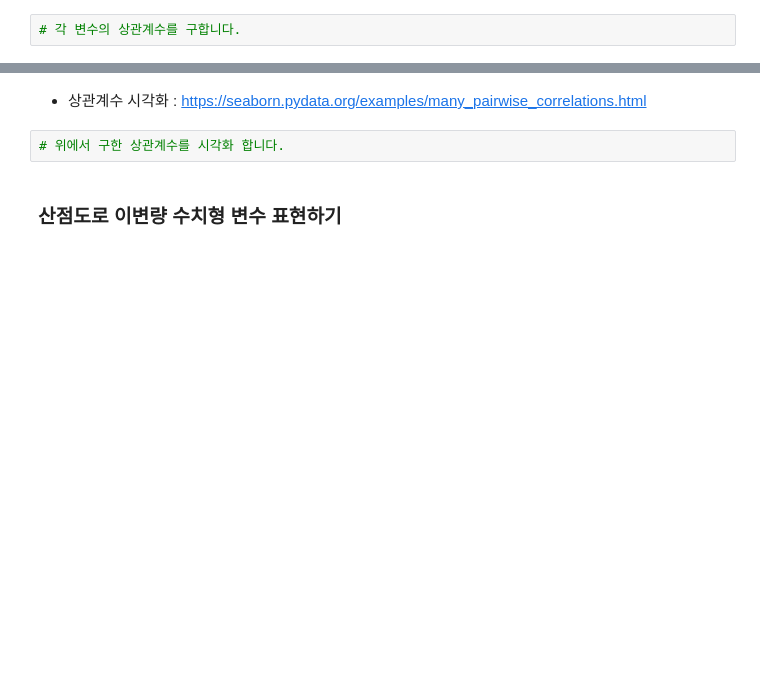
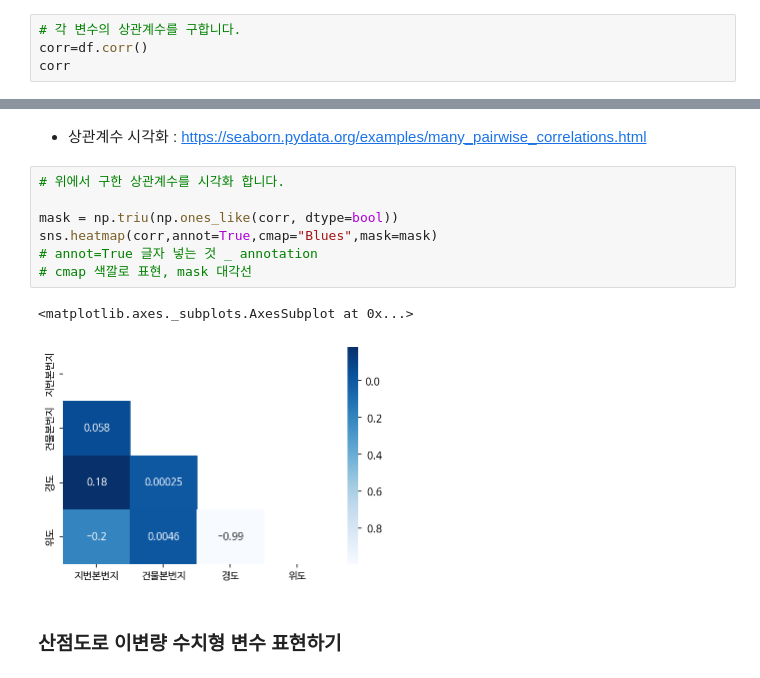
Before and after one commit to dotruni/TIL, a Jupyter notebook: store_eda_input.ipynb, the cells around one changed output, grey strips where cells are left out. Saved outputs shown, nothing was run; the diff lists cells and outputs as text; blank space fills up the shorter version.

```diff
--- a/store_eda_input.ipynb
+++ b/store_eda_input.ipynb
@@ -673,3 +685,5 @@ sns.distplot(df["위도"],bins=50)
 이미지 출처 : [Correlation and dependence - Wikipedia](https://en.wikipedia.org/wiki/Correlation_and_dependence)
 # %%
 # 각 변수의 상관계수를 구합니다.
+corr=df.corr()
+corr
@@ -676,7 +696,15 @@ sns.distplot(df["위도"],bins=50)
 # %% [markdown]
 * 상관계수 시각화 : https://seaborn.pydata.org/examples/many_pairwise_correlations.html
-# %%
-# 위에서 구한 상관계수를 시각화 합니다.
+# %%
+# 위에서 구한 상관계수를 시각화 합니다.
+
+mask = np.triu(np.ones_like(corr, dtype=bool))
+sns.heatmap(corr,annot=True,cmap="Blues",mask=mask)
+# annot=True 글자 넣는 것 _ annotation
+# cmap 색깔로 표현, mask 대각선
+# %% [output]
+<matplotlib.axes._subplots.AxesSubplot at 0x...>
+[figure, added]
 # %% [markdown]
 ### 산점도로 이변량 수치형 변수 표현하기
 # %%
```
Also changed, not shown: parts of 14 cells of this notebook.
